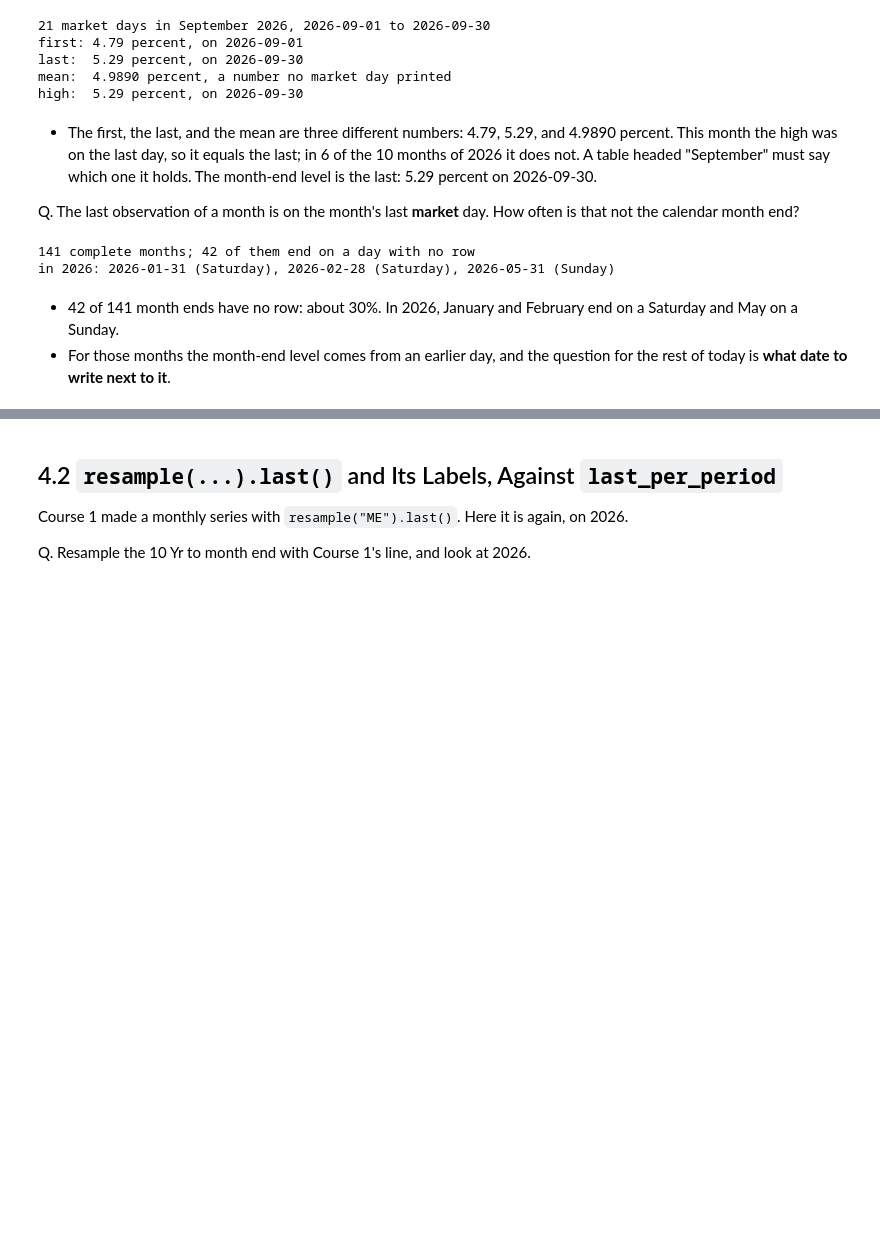
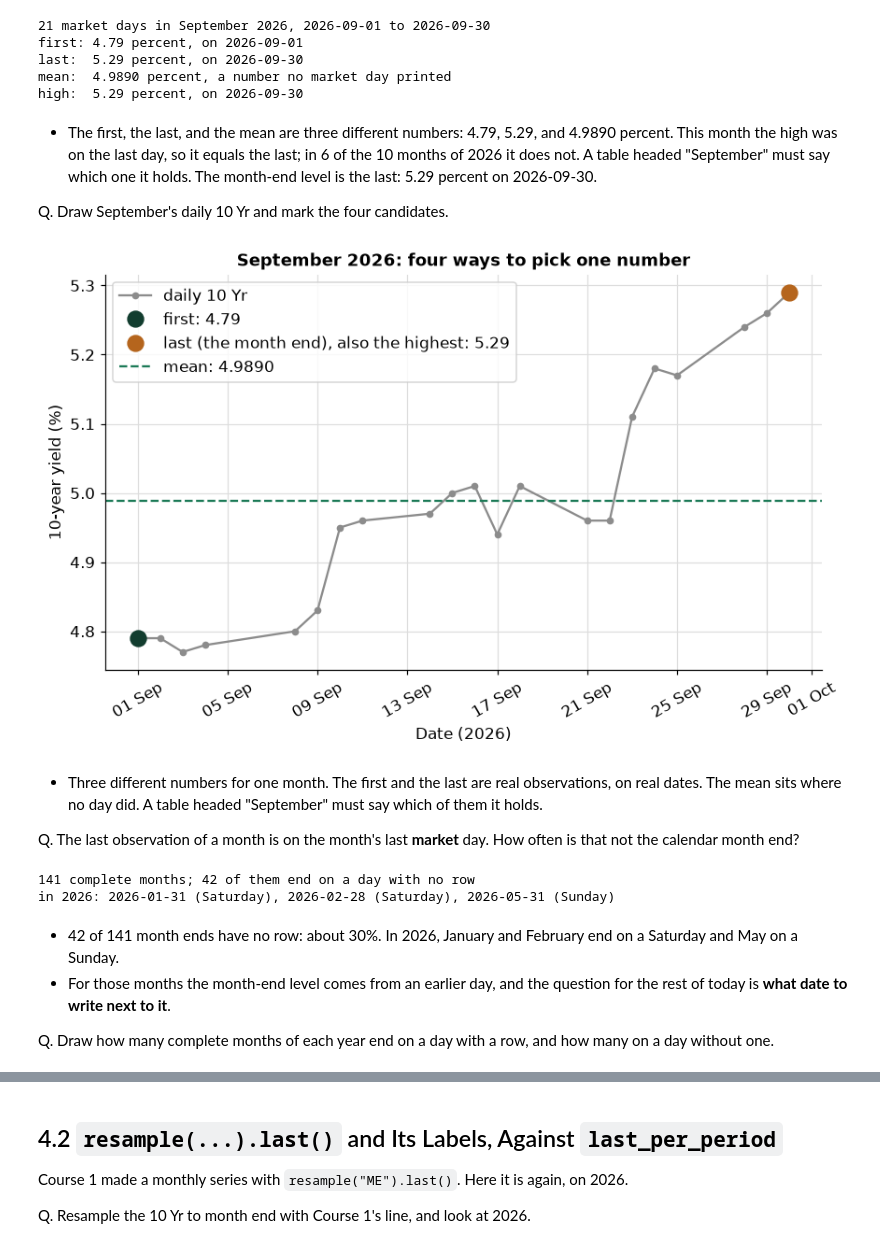
Before and after one commit to lenamonj/python-fixed-income, a Jupyter notebook: course3_market_data/week1/day4/04_resampling_and_the_as_of_value.ipynb, the cells around one changed output, grey strips where cells are left out. Saved outputs shown, nothing was run; the diff lists cells and outputs as text; code cells hidden in the pictures; blank space fills up the shorter version.

```diff
--- a/course3_market_data/week1/day4/04_resampling_and_the_as_of_value.ipynb
+++ b/course3_market_data/week1/day4/04_resampling_and_the_as_of_value.ipynb
@@ -1178,7 +1196,31 @@ high:  5.29 percent, on 2026-09-30
 # %% [markdown]
 * The first, the last, and the mean are three different numbers: 4.79, 5.29, and 4.9890 percent. This month the high was on the last day, so it equals the last; in 6 of the 10 months of 2026 it does not. A table headed "September" must say which one it holds. The month-end level is the last: 5.29 percent on 2026-09-30.
 
-Q. The last observation of a month is on the month's last **market** day. How often is that not the calendar month end?
+Q. Draw September's daily 10 Yr and mark the four candidates.
+# %%
+import matplotlib.dates as mdates
+
+fig, ax = plt.subplots()
+ax.plot(september.index, september.values, marker="o", markersize=4, color="#8c8c8c", label="daily 10 Yr")
+# the first and the last observation, and the highest: the last is also the highest this month
+last_label = "last (the month end), also the highest" if september.idxmax() == september.index[-1] else "last (the month end)"
+ax.plot(september.index[0], september.iloc[0], "o", markersize=11, color="#123d2f", label=f"first: {september.iloc[0]:.2f}")
+ax.plot(september.index[-1], september.iloc[-1], "o", markersize=11, color="#b5651d", label=f"{last_label}: {september.iloc[-1]:.2f}")
+# the mean is a level no single day printed, so it is a dashed line, not a point
+ax.axhline(september.mean(), linestyle="--", color="#1c7a57", label=f"mean: {september.mean():.4f}")
+ax.xaxis.set_major_formatter(mdates.DateFormatter("%d %b"))
+ax.tick_params(axis="x", rotation=30)
+ax.set_xlabel("Date (2026)")
+ax.set_ylabel("10-year yield (%)")
+ax.set_title("September 2026: four ways to pick one number")
+ax.legend(loc="upper left")
+plt.show()
+# %% [output]
+[figure, added]
+# %% [markdown]
+* Three different numbers for one month. The first and the last are real observations, on real dates. The mean sits where no day did. A table headed "September" must say which of them it holds.
+
+Q. The last observation of a month is on the month's last **market** day. How often is that not the calendar month end?
 # %%
 # the calendar end of every complete month the file covers
 calendar_ends = pd.date_range(ten.index[0], ten.index[-1], freq="ME")
@@ -1193,3 +1235,5 @@ in 2026: 2026-01-31 (Saturday), 2026-02-28 (Saturday), 2026-05-31 (Sunday)
 # %% [markdown]
 * 42 of 141 month ends have no row: about 30%. In 2026, January and February end on a Saturday and May on a Sunday.
 * For those months the month-end level comes from an earlier day, and the question for the rest of today is **what date to write next to it**.
+
+Q. Draw how many complete months of each year end on a day with a row, and how many on a day without one.
```
Also changed, not shown: parts of 30 cells of this notebook, 2 other files.
